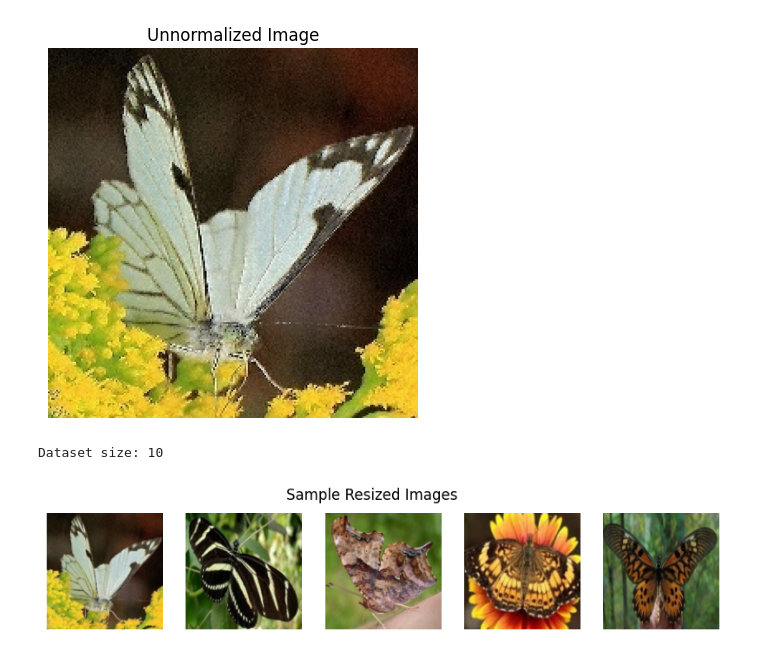
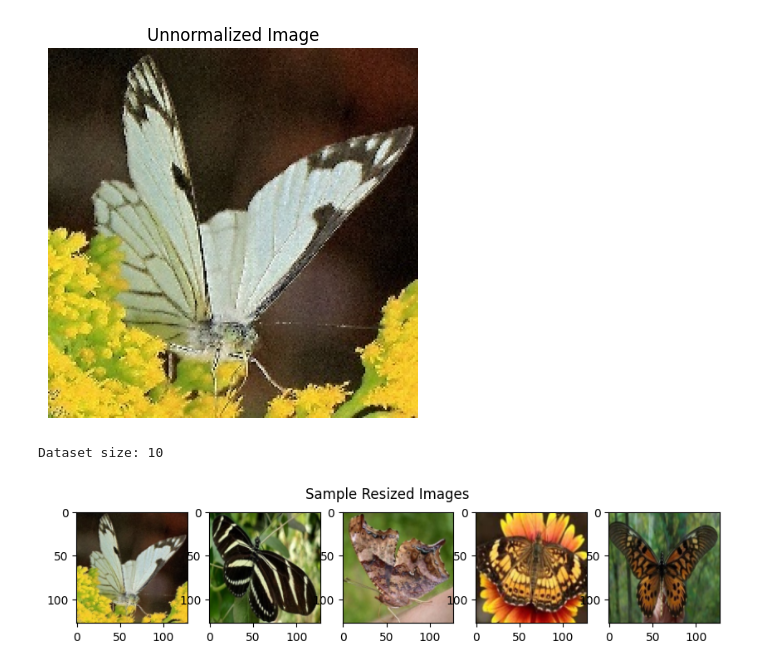
Before and after one commit to areyesan/pytorch_intro_s25, a Jupyter notebook: notebooks/1_Image_Manipulation_in_PyTorch_(Pre_Deep_Learning).ipynb, the cells around one changed output. Cells and saved outputs as stored; diff of their text form; code cells hidden in the pictures.

```diff
--- a/notebooks/1_Image_Manipulation_in_PyTorch_(Pre_Deep_Learning).ipynb
+++ b/notebooks/1_Image_Manipulation_in_PyTorch_(Pre_Deep_Learning).ipynb
@@ -24,0 +75,6 @@ Found 10 image files:
+# %%
+# Load one image
+img_path = image_files[5]
+img = Image.open(img_path)
+
+#img = Image.open("Image_1.jpg")
@@ -25,18 +85,8 @@ Found 10 image files:
 # %%
-# ---------------------------------------------
-# 3. Load and Visualize Images with PIL and matplotlib
-# ---------------------------------------------
-from PIL import Image
-import matplotlib.pyplot as plt
-
-# Load one image
-img_path = image_files[0]
-img = Image.open(img_path)
-
 # Show image
 plt.imshow(img)
 plt.title(f"Image: {img_path}")
-plt.axis('off')
+plt.axis('on')
 plt.show()
 
 # Image details
@@ -118,32 +189,32 @@ class CustomImageDataset(Dataset):
         self.transform = transform
 
     def __len__(self):
         return len(self.img_list)
 
     def __getitem__(self, idx):
         img_path = self.img_list[idx]
         image = Image.open(img_path)
         if self.transform:
             image = self.transform(image)
         return image
 
 transform_pipeline = transforms.Compose([
     transforms.Resize((128, 128)),
     transforms.ToTensor()
 ])
 
 dataset = CustomImageDataset('./', transform=transform_pipeline)
 print(f"Dataset size: {len(dataset)}")
 
 # Plot a few
 plt.figure(figsize=(10, 2))
 for i in range(5):
     img = dataset[i].permute(1, 2, 0)
     plt.subplot(1, 5, i + 1)
     plt.imshow(img)
-    plt.axis('off')
+    plt.axis('on')
 plt.suptitle("Sample Resized Images")
 plt.show()
 # %% [output]
 Dataset size: 10
-[figure, old version]
+[figure, new version]
```
Also changed, not shown: parts of 15 cells of this notebook.
